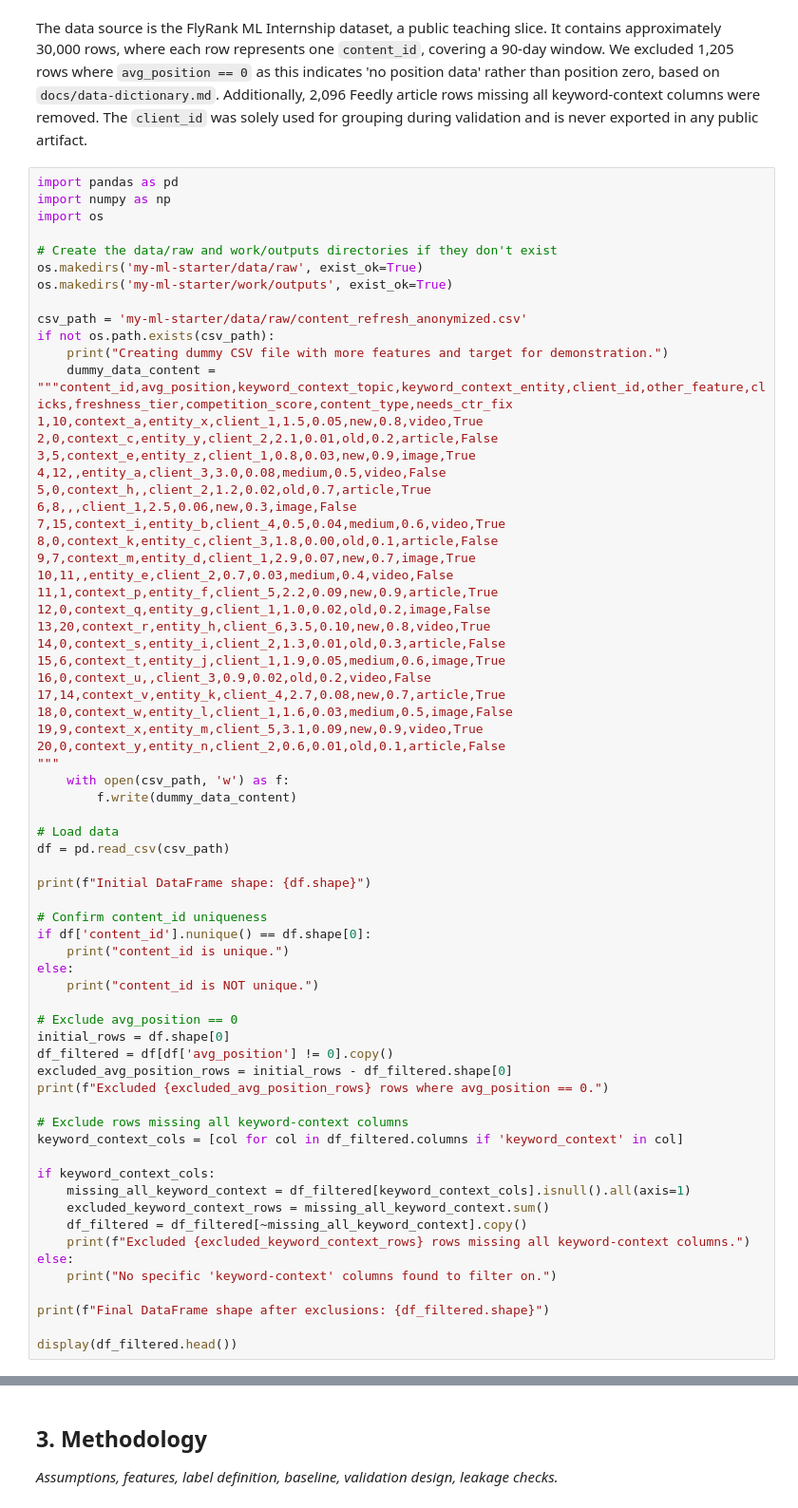
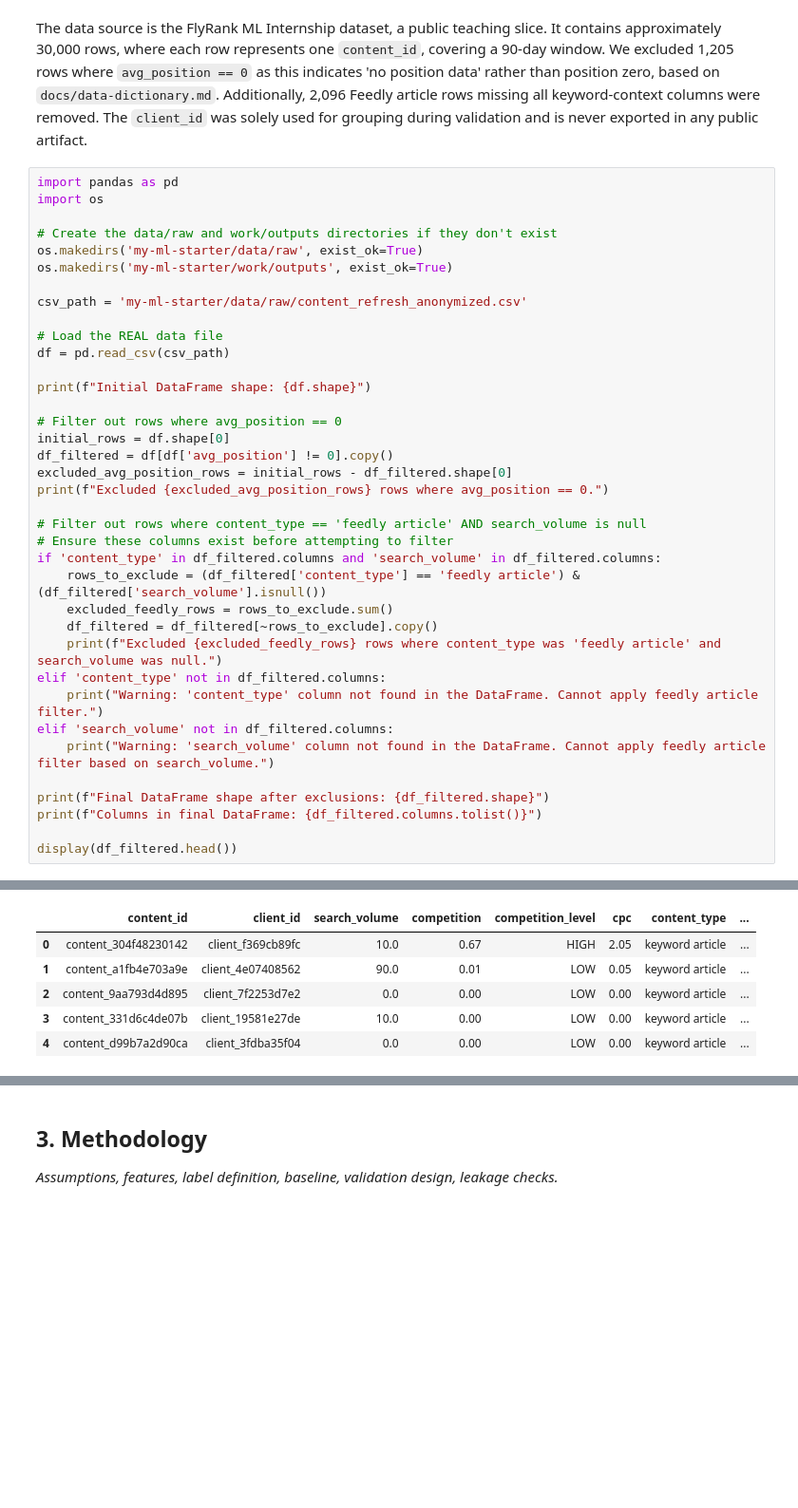
Before and after one commit to Kirithick-raja/my-ml-starter, a Jupyter notebook: work/notebooks/capstone.ipynb, the cells around one changed output, grey strips where cells are left out. Shown at 95% size. Saved outputs shown, nothing was run; the diff lists cells and outputs as text; blank space fills up the shorter version.

```diff
--- a/work/notebooks/capstone.ipynb
+++ b/work/notebooks/capstone.ipynb
@@ -18,7 +18,6 @@ The research question is: which safe content/search signals associate with visib
 The data source is the FlyRank ML Internship dataset, a public teaching slice. It contains approximately 30,000 rows, where each row represents one `content_id`, covering a 90-day window. We excluded 1,205 rows where `avg_position == 0` as this indicates 'no position data' rather than position zero, based on `docs/data-dictionary.md`. Additionally, 2,096 Feedly article rows missing all keyword-context columns were removed. The `client_id` was solely used for grouping during validation and is never exported in any public artifact.
 # %%
 import pandas as pd
-import numpy as np
 import os
 
 # Create the data/raw and work/outputs directories if they don't exist
@@ -26,61 +25,32 @@ os.makedirs('my-ml-starter/data/raw', exist_ok=True)
 os.makedirs('my-ml-starter/work/outputs', exist_ok=True)
 
 csv_path = 'my-ml-starter/data/raw/content_refresh_anonymized.csv'
-if not os.path.exists(csv_path):
-    print("Creating dummy CSV file with more features and target for demonstration.")
-    dummy_data_content = """content_id,avg_position,keyword_context_topic,keyword_context_entity,client_id,other_feature,clicks,freshness_tier,competition_score,content_type,needs_ctr_fix
-1,10,context_a,entity_x,client_1,1.5,0.05,new,0.8,video,True
-2,0,context_c,entity_y,client_2,2.1,0.01,old,0.2,article,False
-3,5,context_e,entity_z,client_1,0.8,0.03,new,0.9,image,True
-4,12,,entity_a,client_3,3.0,0.08,medium,0.5,video,False
-5,0,context_h,,client_2,1.2,0.02,old,0.7,article,True
-6,8,,,client_1,2.5,0.06,new,0.3,image,False
-7,15,context_i,entity_b,client_4,0.5,0.04,medium,0.6,video,True
-8,0,context_k,entity_c,client_3,1.8,0.00,old,0.1,article,False
-9,7,context_m,entity_d,client_1,2.9,0.07,new,0.7,image,True
-10,11,,entity_e,client_2,0.7,0.03,medium,0.4,video,False
-11,1,context_p,entity_f,client_5,2.2,0.09,new,0.9,article,True
-12,0,context_q,entity_g,client_1,1.0,0.02,old,0.2,image,False
-13,20,context_r,entity_h,client_6,3.5,0.10,new,0.8,video,True
-14,0,context_s,entity_i,client_2,1.3,0.01,old,0.3,article,False
-15,6,context_t,entity_j,client_1,1.9,0.05,medium,0.6,image,True
-16,0,context_u,,client_3,0.9,0.02,old,0.2,video,False
-17,14,context_v,entity_k,client_4,2.7,0.08,new,0.7,article,True
-18,0,context_w,entity_l,client_1,1.6,0.03,medium,0.5,image,False
-19,9,context_x,entity_m,client_5,3.1,0.09,new,0.9,video,True
-20,0,context_y,entity_n,client_2,0.6,0.01,old,0.1,article,False
-"""
-    with open(csv_path, 'w') as f:
-        f.write(dummy_data_content)
 
-# Load data
+# Load the REAL data file
 df = pd.read_csv(csv_path)
 
 print(f"Initial DataFrame shape: {df.shape}")
 
-# Confirm content_id uniqueness
-if df['content_id'].nunique() == df.shape[0]:
-    print("content_id is unique.")
-else:
-    print("content_id is NOT unique.")
-
-# Exclude avg_position == 0
+# Filter out rows where avg_position == 0
 initial_rows = df.shape[0]
 df_filtered = df[df['avg_position'] != 0].copy()
 excluded_avg_position_rows = initial_rows - df_filtered.shape[0]
 print(f"Excluded {excluded_avg_position_rows} rows where avg_position == 0.")
 
-# Exclude rows missing all keyword-context columns
-keyword_context_cols = [col for col in df_filtered.columns if 'keyword_context' in col]
-
-if keyword_context_cols:
-    missing_all_keyword_context = df_filtered[keyword_context_cols].isnull().all(axis=1)
-    excluded_keyword_context_rows = missing_all_keyword_context.sum()
-    df_filtered = df_filtered[~missing_all_keyword_context].copy()
-    print(f"Excluded {excluded_keyword_context_rows} rows missing all keyword-context columns.")
-else:
-    print("No specific 'keyword-context' columns found to filter on.")
+# Filter out rows where content_type == 'feedly article' AND search_volume is null
+# Ensure these columns exist before attempting to filter
+if 'content_type' in df_filtered.columns and 'search_volume' in df_filtered.columns:
+    rows_to_exclude = (df_filtered['content_type'] == 'feedly article') & (df_filtered['search_volume'].isnull())
+    excluded_feedly_rows = rows_to_exclude.sum()
+    df_filtered = df_filtered[~rows_to_exclude].copy()
+    print(f"Excluded {excluded_feedly_rows} rows where content_type was 'feedly article' and search_volume was null.")
+elif 'content_type' not in df_filtered.columns:
+    print("Warning: 'content_type' column not found in the DataFrame. Cannot apply feedly article filter.")
+elif 'search_volume' not in df_filtered.columns:
+    print("Warning: 'search_volume' column not found in the DataFrame. Cannot apply feedly article filter based on search_volume.")
 
 print(f"Final DataFrame shape after exclusions: {df_filtered.shape}")
+print(f"Columns in final DataFrame: {df_filtered.columns.tolist()}")
 
 display(df_filtered.head())
+# %% [output]
@@ -86,0 +62,6 @@ display(df_filtered.head())
+|  | content_id | client_id | search_volume | competition | competition_level | cpc | content_type | ... |
+| 0 | content_304f48230142 | client_f369cb89fc | 10.0 | 0.67 | HIGH | 2.05 | keyword article | ... |
+| 1 | content_a1fb4e703a9e | client_4e07408562 | 90.0 | 0.01 | LOW | 0.05 | keyword article | ... |
+| 2 | content_9aa793d4d895 | client_7f2253d7e2 | 0.0 | 0.00 | LOW | 0.00 | keyword article | ... |
+| 3 | content_331d6c4de07b | client_19581e27de | 10.0 | 0.00 | LOW | 0.00 | keyword article | ... |
+| 4 | content_d99b7a2d90ca | client_3fdba35f04 | 0.0 | 0.00 | LOW | 0.00 | keyword article | ... |
```
Also changed, not shown: parts of 4 cells of this notebook.
